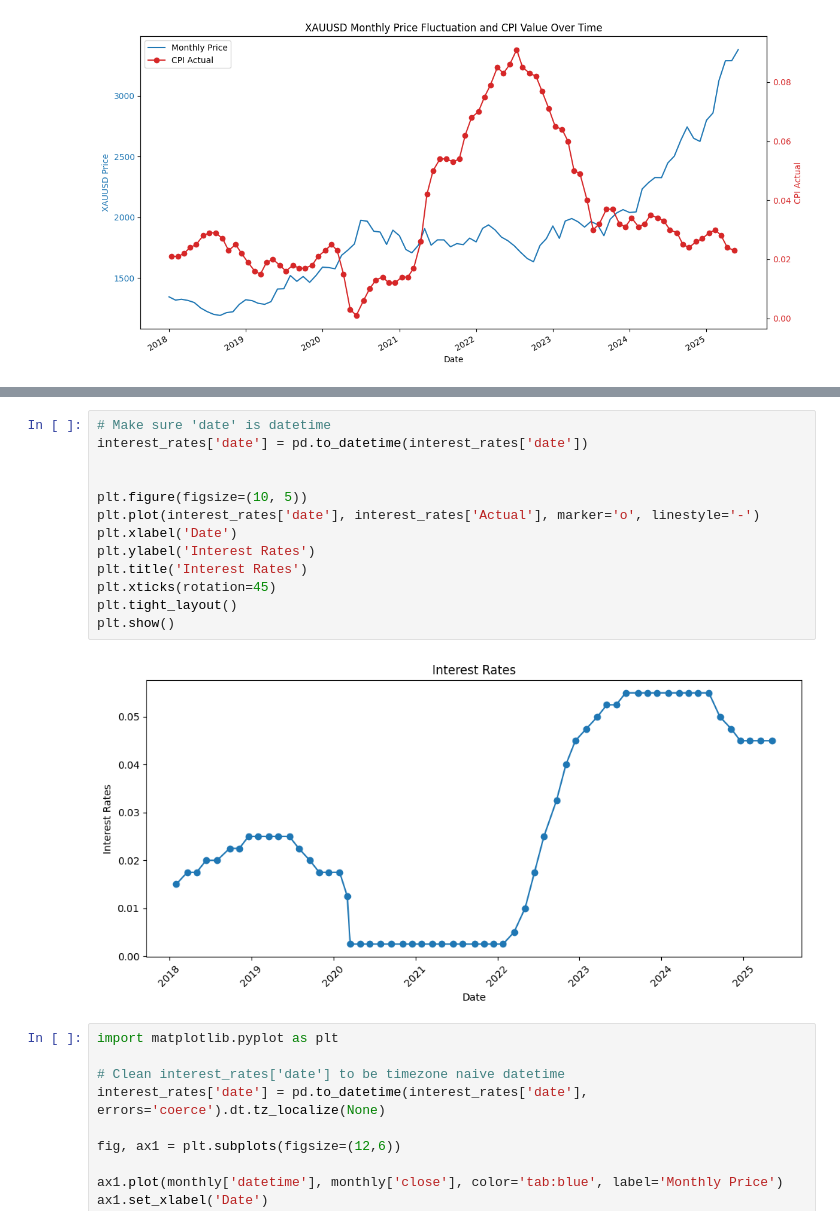
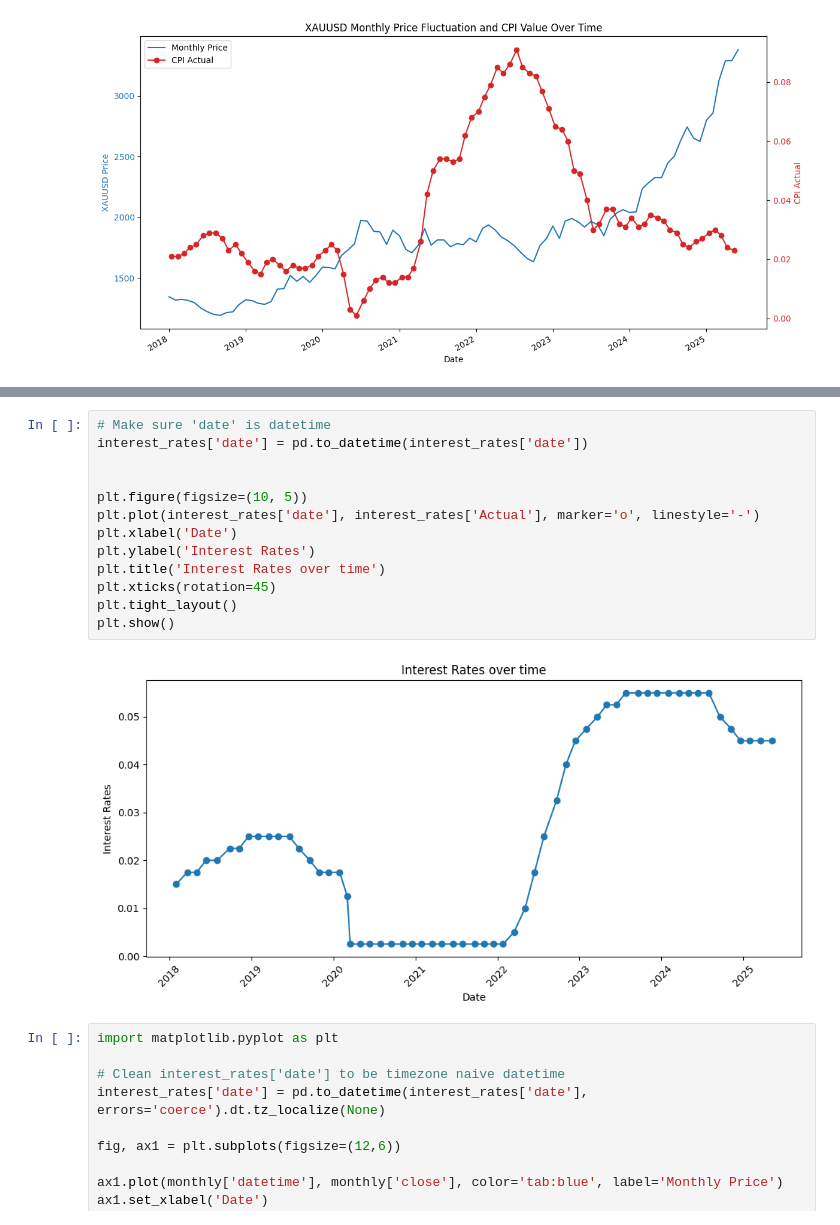
Before and after one commit to cepdnaclk/e19-4yp-Multi-Modal-Data-Fusion-for-Trading-Market-Price-Forecasting, a Jupyter notebook: code/Market trend/marketTrend.ipynb, the cells around one changed output, grey strips where cells are left out. Saved outputs shown, nothing was run; the diff lists cells and outputs as text.

```diff
--- a/code/Market trend/marketTrend.ipynb
+++ b/code/Market trend/marketTrend.ipynb
@@ -227,18 +214,18 @@ interest_rates.head(10)
 # %%
 # Make sure 'date' is datetime
 interest_rates['date'] = pd.to_datetime(interest_rates['date'])
 
 
 plt.figure(figsize=(10, 5))
 plt.plot(interest_rates['date'], interest_rates['Actual'], marker='o', linestyle='-')
 plt.xlabel('Date')
 plt.ylabel('Interest Rates')
-plt.title('Interest Rates')
+plt.title('Interest Rates over time')
 plt.xticks(rotation=45)
 plt.tight_layout()
 plt.show()
 # %% [output]
-[figure, old version]
+[figure, new version]
 # %%
 import matplotlib.pyplot as plt
 
```
Also changed, not shown: parts of 2 cells of this notebook, 9 other files.
